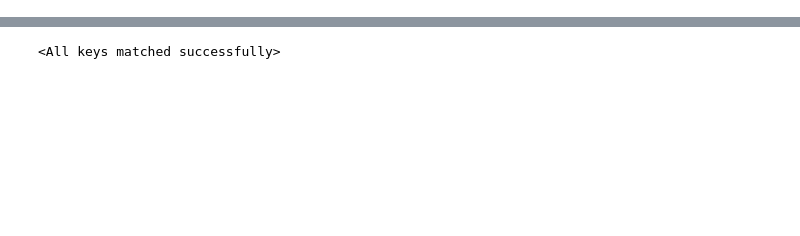
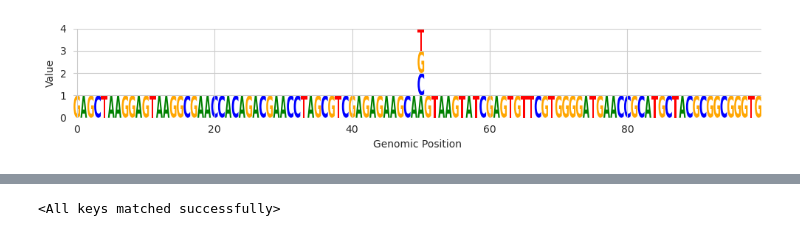
Before and after one commit to jmschrei/tangermeme, a Jupyter notebook: docs/tutorials/Tutorial_C2_Plotting.ipynb, the cells around one changed output, grey strips where cells are left out. Drawn from its saved outputs; the diff is of its cells as text; code cells hidden in the pictures; blank space fills up the shorter version.

```diff
--- a/docs/tutorials/Tutorial_C2_Plotting.ipynb
+++ b/docs/tutorials/Tutorial_C2_Plotting.ipynb
@@ -17,0 +39,17 @@ X = substitute(X, "CTCAGTGATG")
+# %%
+import torch
+
+X2 = torch.clone(X)
+X2[0, :, 1000] = 1
+
+plt.figure(figsize=(10, 2))
+ax = plt.subplot(111)
+plot_logo(X2[0, :, 950:1050], ax=ax)
+
+plt.xlabel("Genomic Position")
+plt.ylabel("Value")
+
+plt.tight_layout()
+plt.show()
+# %% [output]
+[figure, added]
```
Also changed, not shown: parts of 35 cells of this notebook, 5 other files.
